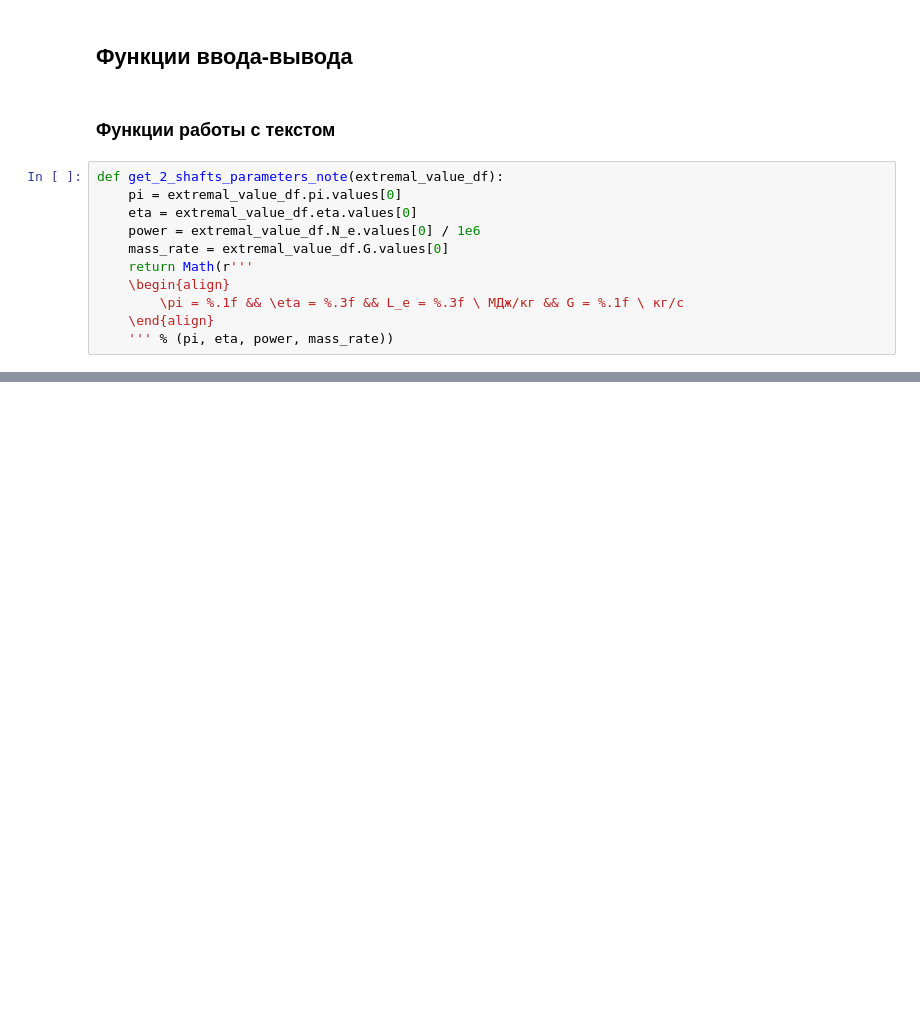
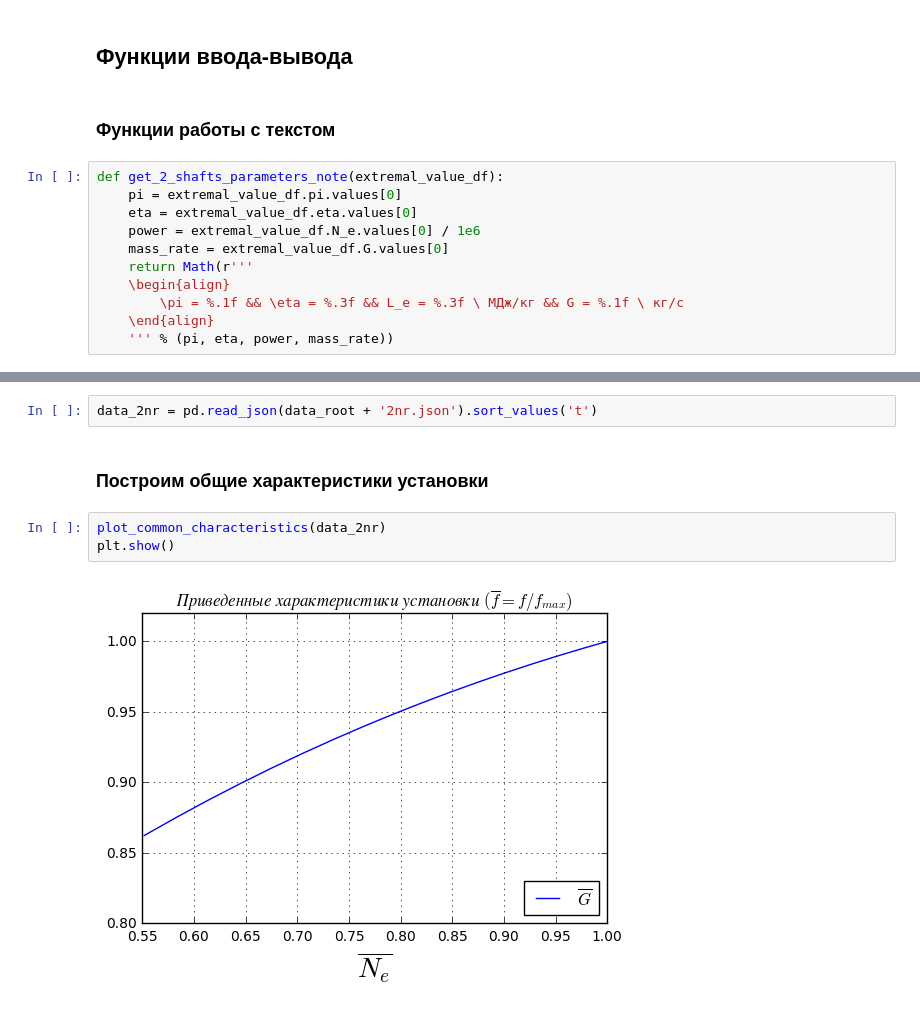
Before and after one commit to Sovianum/cooling-course-project, a Jupyter notebook: notebooks/article/Characteristics.ipynb, the cells around one changed output, grey strips where cells are left out. Cells and saved outputs as stored; diff of their text form; blank space fills up the shorter version.

```diff
--- a/notebooks/article/Characteristics.ipynb
+++ b/notebooks/article/Characteristics.ipynb
@@ -31,0 +80,9 @@ def get_2_shafts_parameters_note(extremal_value_df):
+# %%
+data_2nr = pd.read_json(data_root + '2nr.json').sort_values('t')
+# %% [markdown]
+### Построим общие характеристики установки
+# %%
+plot_common_characteristics(data_2nr)
+plt.show()
+# %% [output]
+[figure, added]
```
Also changed, not shown: parts of 34 cells of this notebook, 17 other files.
